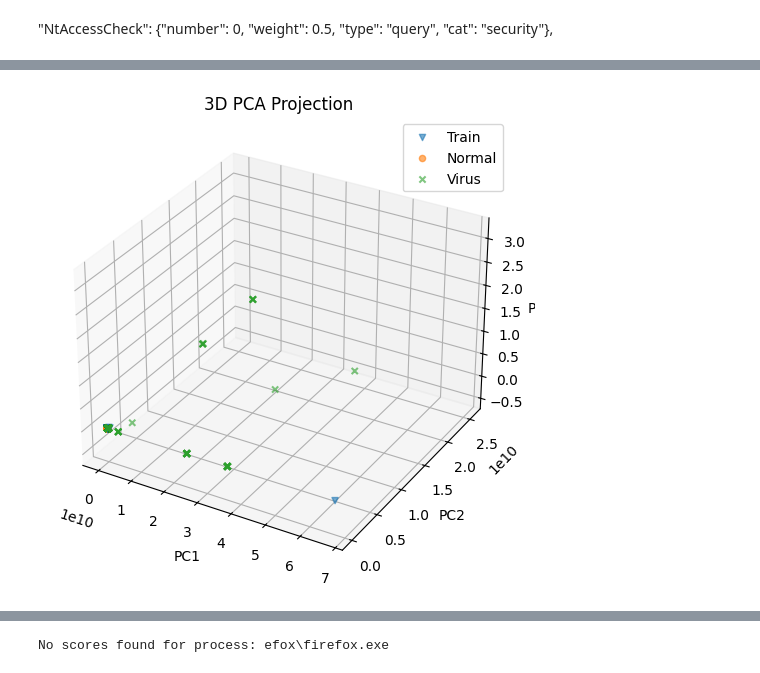
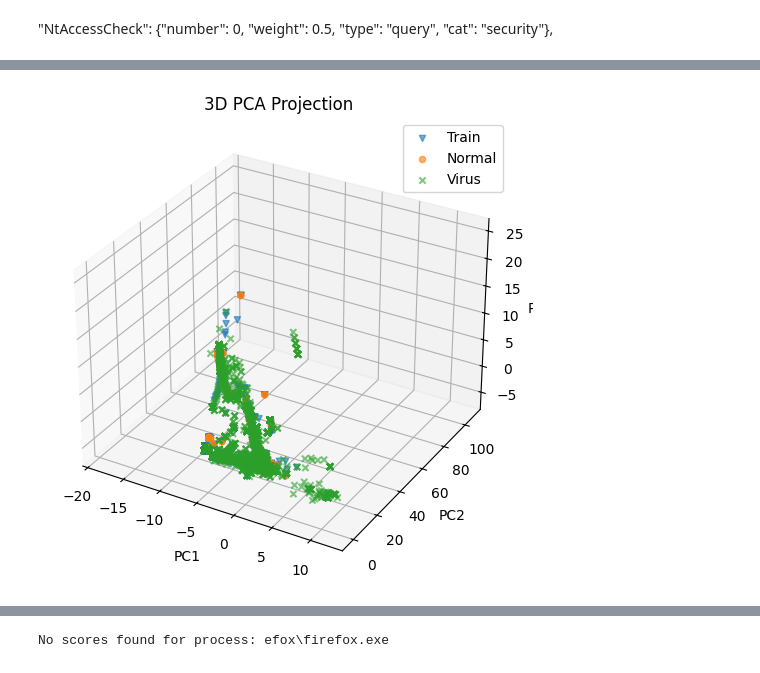
Before and after one commit to idanmaman4/RoboCopAi, a Jupyter notebook: syscall_handle_one_hot copy 2.ipynb, the cells around one changed output, grey strips where cells are left out. Cells and saved outputs as stored; diff of their text form; code cells hidden in the pictures.

```diff
--- a/syscall_handle_one_hot copy 2.ipynb
+++ b/syscall_handle_one_hot copy 2.ipynb
@@ -164,8 +254,10 @@ def build_X(handles_seq, syscall_to_id=None):
 # %%
 train_events = fetch_events("test = '1' OR test = '2' OR test='15' OR test='14' OR test='15' OR test='16' OR test='17'")
 # %%
-train_events = train_events[:int(len(train_events) * 0.7)]
-test_events = train_events[int(len(train_events) * 0.7):]
+with open("data/train.json",'r') as data:
+    train_events = json.load(data)
+train_events = train_events[:int(len(train_events) * 0.8)]
+test_events = train_events[int(len(train_events) * 0.8):]
 # %%
 len(train_events)
 # %% [output]
@@ -174,7 +266,7 @@ len(train_events)
 import robocop
 from collections import defaultdict
 def build_pid_and_handle_windows_set_and_weights(events):
-    handle_pid_cache = defaultdict(lambda : (list(),set()))
+    handle_pid_cache = defaultdict(lambda : (list(),list()))
     windows = []
     general_windows = []
     def extract_handles(e):
@@ -188,26 +280,25 @@ def build_pid_and_handle_windows_set_and_weights(events):
         e['name'] = robocop.convert_syscall_num_to_string(e['syscall_num'])
         pid = e["pid"]
 
+        if rh := e["ret_handle"]:
+            buf,cache = handle_pid_cache[(pid,rh)]
+            #if (sn:=e["syscall_num"]) not in cache:
+            buf.append(e)
+                #cache.append(sn)
+
         for handle in extract_handles(e):
             buf,cache = handle_pid_cache[(pid,handle)]
             if buf or handle > 0x8000000000000000:
-                if (sn:=e["syscall_num"]) not in cache:
-                    buf.append(e)
-                    cache.add(sn)
-
-        if rh := e["ret_handle"]:
-            buf,cache = handle_pid_cache[(pid,rh)]
-            if (sn:=e["syscall_num"]) not in cache:
+                #if (sn:=e["syscall_num"]) not in cache:
                 buf.append(e)
-                cache.add(sn)
-
+                    #cache.append(sn)
 
         if ch := e["closed_handle"]:
             buf,cache = handle_pid_cache[(pid,ch)]
             if buf or handle > 0x8000000000000000:
-                if (sn:=e["syscall_num"]) not in cache:
-                    buf.append(e)
-                    cache.add(sn)
+                #if (sn:=e["syscall_num"]) not in cache:
+                buf.append(e)
+                    #cache.append(sn)
                 windows.append(list(buf))
                 cache.clear()
                 buf.clear()
@@ -235,2 +347,2 @@ X_2d = pca.fit_transform(X_train)
 # %%
-virus_events = fetch_events("test = '8' OR test='5' OR test='10' OR test='9' OR test='12'")
+virus_events = fetch_events("test = '8' OR test='5' OR test='10' OR test='9' OR test='12' OR test='11' OR test='4' OR test='7' OR test='6' OR test='13' OR test='3' ")
@@ -325,41 +435,41 @@ from mpl_toolkits.mplot3d import Axes3D
 import matplotlib.pyplot as plt
 from sklearn.decomposition import PCA
 
-# PCA to 3D
+scaler = StandardScaler()
 pca = PCA(n_components=3)
 
-x_train_3d   = pca.fit_transform(X_train)
-X_normal_3d  = pca.transform(X_normal)
-X_virus_3d   = pca.transform(X_virus)
+x_train_3d   = pca.fit_transform( scaler.fit_transform(X_train) )
+X_normal_3d  = pca.transform(scaler.transform(X_normal))
+X_virus_3d   = pca.transform(scaler.transform(X_virus))
 
 # Plot
-fig = plt.figure(figsize=(8, 6))
+fig = plt.figure(figsize=(10, 6))
 ax = fig.add_subplot(111, projection='3d')
 
 ax.scatter(
     x_train_3d[:, 0], x_train_3d[:, 1], x_train_3d[:, 2],
     alpha=0.6, label="Train", marker="v"
 )
 
 ax.scatter(
     X_normal_3d[:, 0], X_normal_3d[:, 1], X_normal_3d[:, 2],
     alpha=0.6, label="Normal", marker="o"
 )
 
 ax.scatter(
     X_virus_3d[:, 0], X_virus_3d[:, 1], X_virus_3d[:, 2],
     alpha=0.6, label="Virus", marker="x"
 )
 
 ax.set_xlabel("PC1")
 ax.set_ylabel("PC2")
 ax.set_zlabel("PC3")
 ax.set_title("3D PCA Projection")
 
 ax.legend()
 plt.show()
 # %% [output]
-[figure, old version]
+[figure, new version]
 # %%
 import numpy as np
 import matplotlib.pyplot as plt
```
Also changed, not shown: parts of 87 cells of this notebook, 9 other files.
